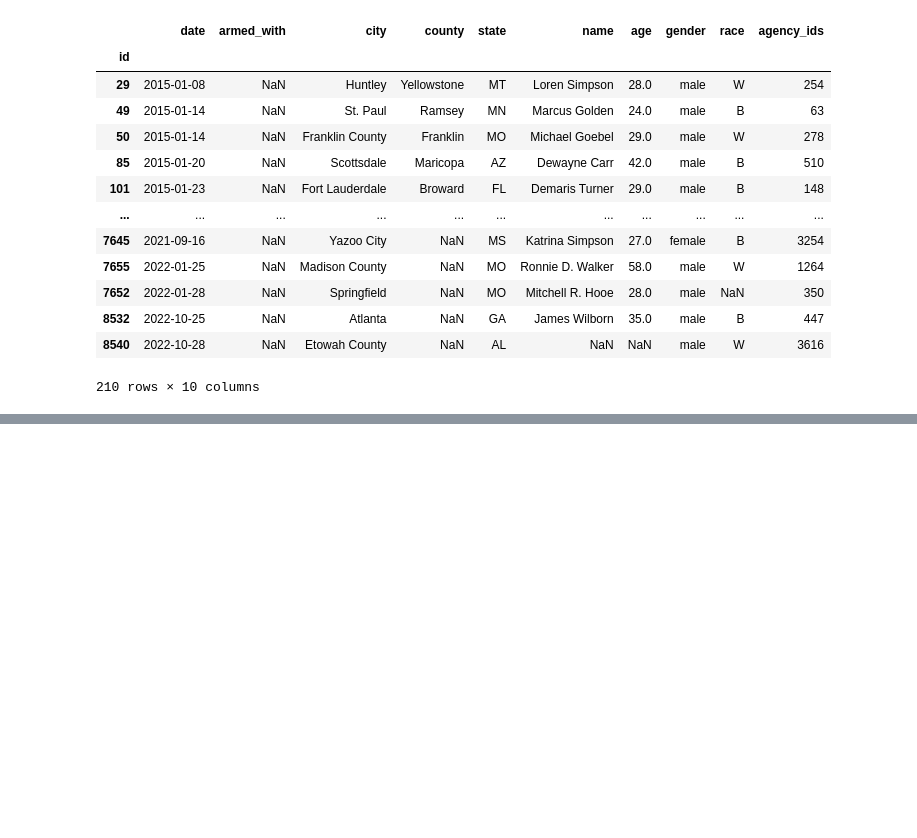
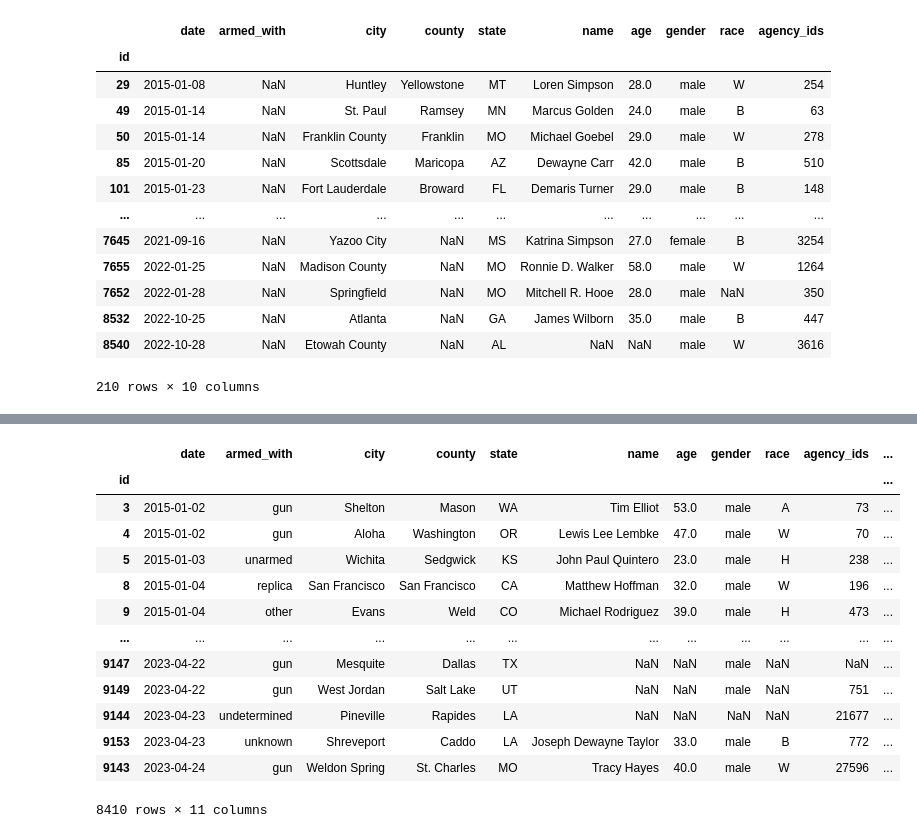
Before and after one commit to esantema/data-police-shootings, a Jupyter notebook: v2/Fatal_Shootings_Final.ipynb, the cells around one changed output, grey strips where cells are left out. Saved outputs shown, nothing was run; the diff lists cells and outputs as text; code cells hidden in the pictures; blank space fills up the shorter version.

```diff
--- a/v2/Fatal_Shootings_Final.ipynb
+++ b/v2/Fatal_Shootings_Final.ipynb
@@ -250,0 +274,19 @@ TypeError: Could not convert 2015-01-08 to numeric
+# %%
+shootings_df['date'] = pd.to_datetime(shootings_df['date'])
+shootings_df['year'] = shootings_df['date'].dt.year
+shootings_df
+# %% [output]
+|  | date | armed_with | city | county | state | name | age | gender | race | agency_ids | ... |
+| id |  |  |  |  |  |  |  |  |  |  | ... |
+| 3 | 2015-01-02 | gun | Shelton | Mason | WA | Tim Elliot | 53.0 | male | A | 73 | ... |
+| 4 | 2015-01-02 | gun | Aloha | Washington | OR | Lewis Lee Lembke | 47.0 | male | W | 70 | ... |
+| 5 | 2015-01-03 | unarmed | Wichita | Sedgwick | KS | John Paul Quintero | 23.0 | male | H | 238 | ... |
+| 8 | 2015-01-04 | replica | San Francisco | San Francisco | CA | Matthew Hoffman | 32.0 | male | W | 196 | ... |
+| 9 | 2015-01-04 | other | Evans | Weld | CO | Michael Rodriguez | 39.0 | male | H | 473 | ... |
+| ... | ... | ... | ... | ... | ... | ... | ... | ... | ... | ... | ... |
+| 9147 | 2023-04-22 | gun | Mesquite | Dallas | TX | NaN | NaN | male | NaN | NaN | ... |
+| 9149 | 2023-04-22 | gun | West Jordan | Salt Lake | UT | NaN | NaN | male | NaN | 751 | ... |
+| 9144 | 2023-04-23 | undetermined | Pineville | Rapides | LA | NaN | NaN | NaN | NaN | 21677 | ... |
+| 9153 | 2023-04-23 | unknown | Shreveport | Caddo | LA | Joseph Dewayne Taylor | 33.0 | male | B | 772 | ... |
+| 9143 | 2023-04-24 | gun | Weldon Spring | St. Charles | MO | Tracy Hayes | 40.0 | male | W | 27596 | ... |
+8410 rows × 11 columns
```
Also changed, not shown: parts of 9 cells of this notebook.
